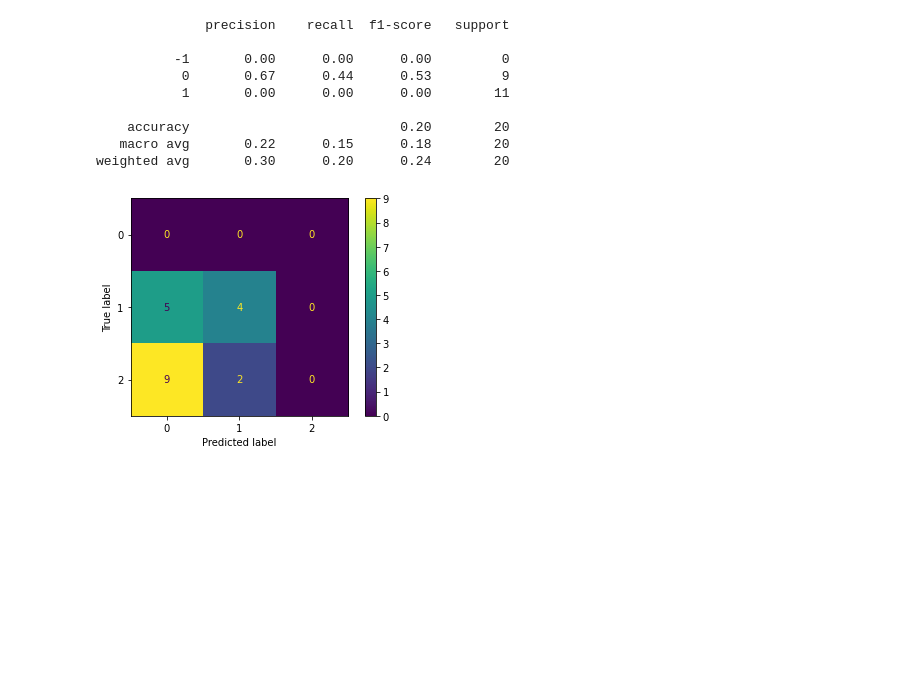
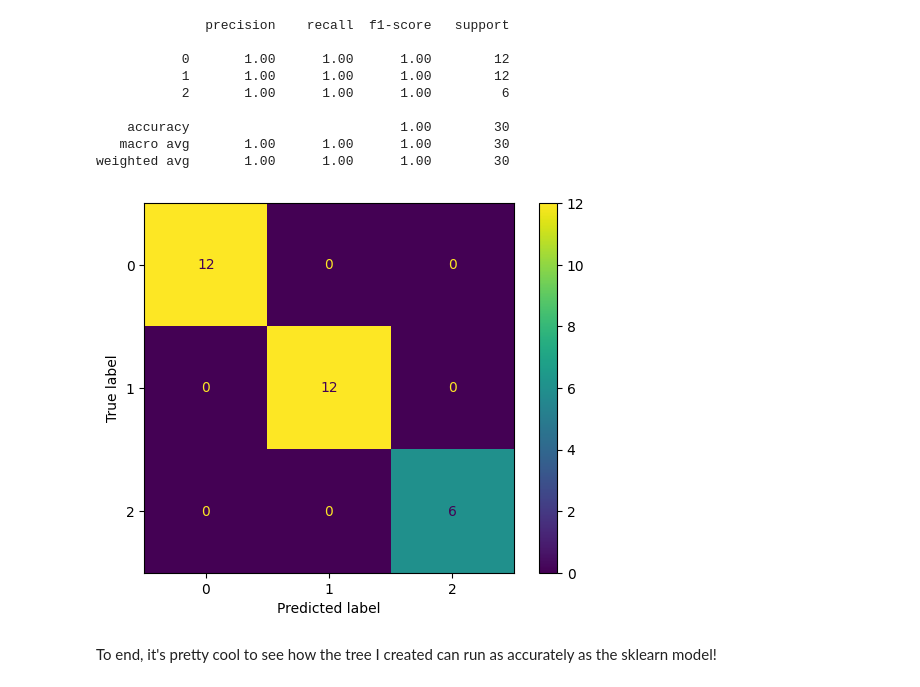
Before and after one commit to mswendell/Decision_Tree, a Jupyter notebook: Decision Tree.ipynb, the cells around one changed output. Saved outputs shown, nothing was run; the diff lists cells and outputs as text; code cells hidden in the pictures; blank space fills up the shorter version.

```diff
--- a/Decision Tree.ipynb
+++ b/Decision Tree.ipynb
@@ -44,0 +10,4 @@ False
+# %%
+iris = load_iris()
+X = iris.data
+y = iris.target
@@ -44,0 +38,3 @@ False
+# %%
+X_train, X_test, y_train, y_test = train_test_split(
+  X,y , random_state=104,test_size=0.20, shuffle=True)
@@ -174,4 +188,5 @@ from sklearn import tree
 clf = tree.DecisionTreeClassifier(criterion='entropy')
 clf = clf.fit(X_train, y_train)
 tree.plot_tree(clf)
+y_pred = clf.predict(X_test)
 # %% [output]
@@ -196,3 +193,0 @@ tree.plot_tree(clf)
-# %%
-y_pred=inference(T,X_train)
-y_pred
@@ -202,18 +194,17 @@ array([-1, -1,  0, -1, -1, -1,  0, -1, -1, -1,  0, -1, -1, -1, -1, -1,  0,
 # %%
-from sklearn.metrics import classification_report
-print(classification_report(y_train, y_pred))
-from sklearn.metrics import confusion_matrix
-from sklearn.metrics import ConfusionMatrixDisplay
-cm = confusion_matrix(y_train, y_pred)
+print(classification_report(y_test, y_pred))
+cm = confusion_matrix(y_test, y_pred)
 cm_display = ConfusionMatrixDisplay(cm).plot()
 # %% [output]
               precision    recall  f1-score   support
 
-          -1       0.00      0.00      0.00         0
-           0       0.67      0.44      0.53         9
-           1       0.00      0.00      0.00        11
+           0       1.00      1.00      1.00        12
+           1       1.00      1.00      1.00        12
+           2       1.00      1.00      1.00         6
 
-    accuracy                           0.20        20
-   macro avg       0.22      0.15      0.18        20
-weighted avg       0.30      0.20      0.24        20
+    accuracy                           1.00        30
+   macro avg       1.00      1.00      1.00        30
+weighted avg       1.00      1.00      1.00        30
-[figure, old version]
+[figure, new version]
+# %% [markdown]
+To end, it's pretty cool to see how the tree I created can run as accurately as the sklearn model!
```
Also changed, not shown: parts of 23 cells of this notebook.
